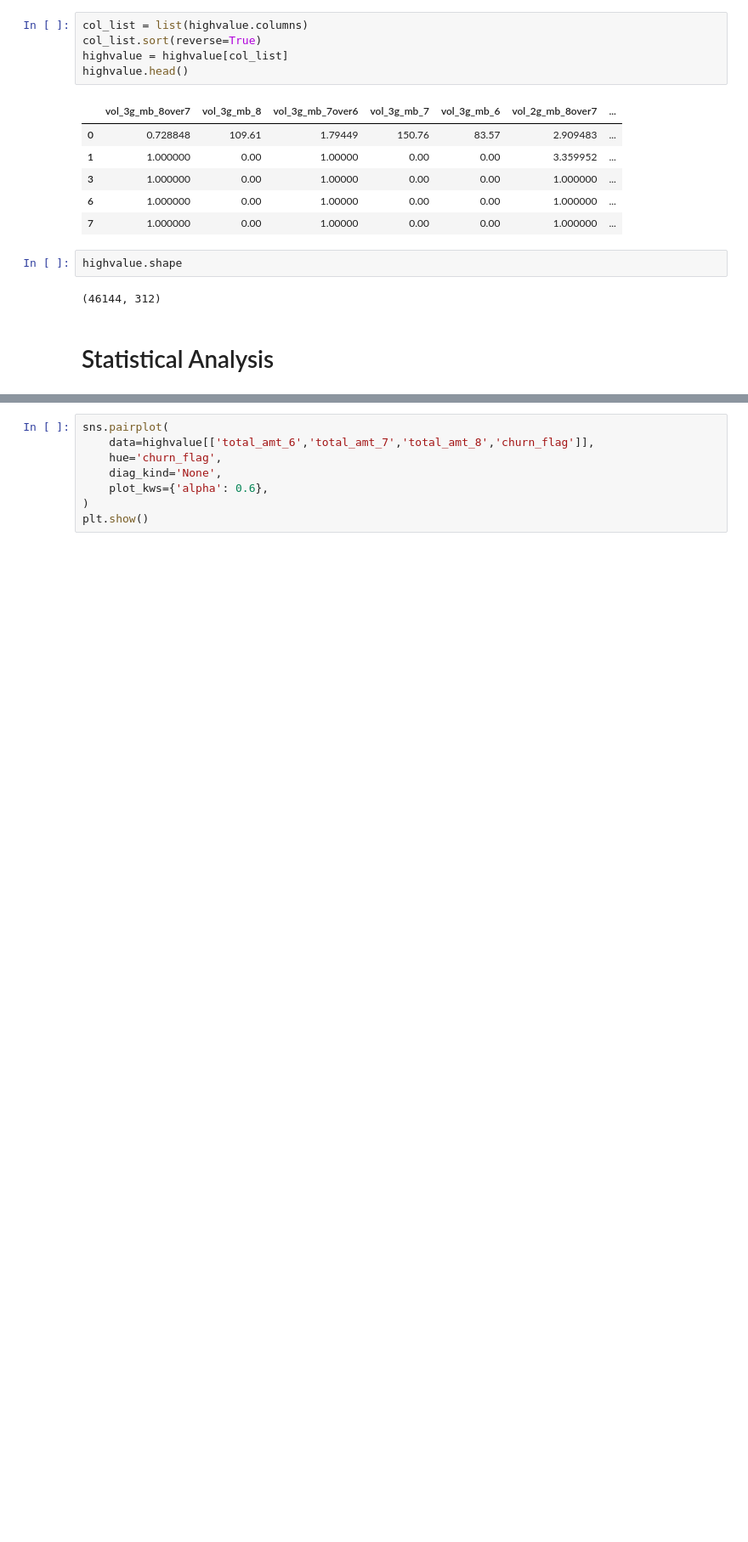
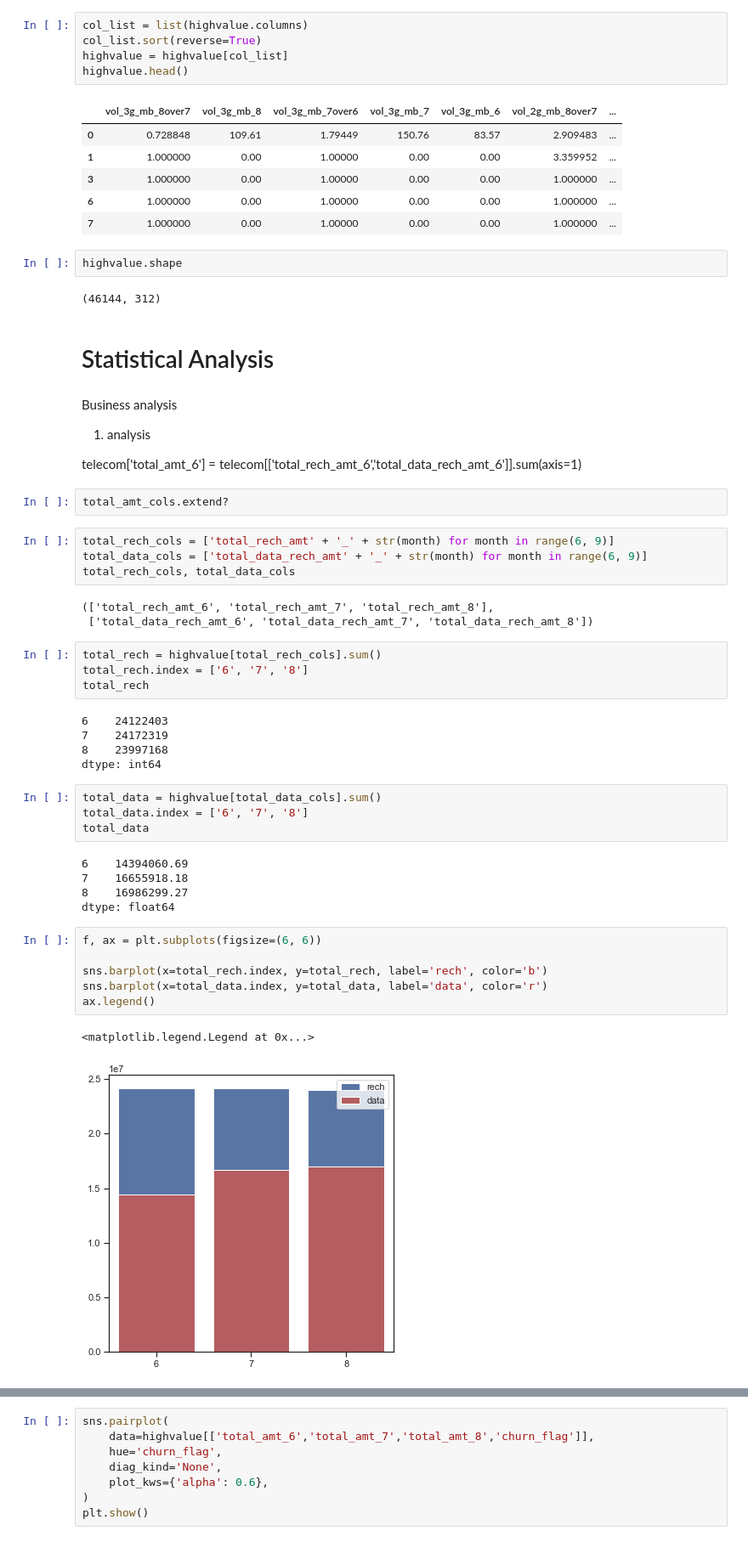
Before and after one commit to Crayon-ShinChan/ids-project, a Jupyter notebook: telecom_large/telecom.ipynb, the cells around one changed output, grey strips where cells are left out. Shown at 85% size. Drawn from its saved outputs; the diff is of its cells as text; blank space fills up the shorter version.

```diff
--- a/telecom_large/telecom.ipynb
+++ b/telecom_large/telecom.ipynb
@@ -727,3 +727,45 @@ highvalue.shape
 (46144, 312)
 # %% [markdown]
 # Statistical Analysis<a class="anchor" id="statistical-analysis"></a>
+# %% [markdown]
+Business analysis
+
+1. analysis
+
+telecom['total_amt_6'] = telecom[['total_rech_amt_6','total_data_rech_amt_6']].sum(axis=1)
+# %%
+total_amt_cols.extend?
+# %%
+total_rech_cols = ['total_rech_amt' + '_' + str(month) for month in range(6, 9)]
+total_data_cols = ['total_data_rech_amt' + '_' + str(month) for month in range(6, 9)]
+total_rech_cols, total_data_cols
+# %% [output]
+(['total_rech_amt_6', 'total_rech_amt_7', 'total_rech_amt_8'],
+ ['total_data_rech_amt_6', 'total_data_rech_amt_7', 'total_data_rech_amt_8'])
+# %%
+total_rech = highvalue[total_rech_cols].sum()
+total_rech.index = ['6', '7', '8']
+total_rech
+# %% [output]
+6    24122403
+7    24172319
+8    23997168
+dtype: int64
+# %%
+total_data = highvalue[total_data_cols].sum()
+total_data.index = ['6', '7', '8']
+total_data
+# %% [output]
+6    14394060.69
+7    16655918.18
+8    16986299.27
+dtype: float64
+# %%
+f, ax = plt.subplots(figsize=(6, 6))
+
+sns.barplot(x=total_rech.index, y=total_rech, label='rech', color='b')
+sns.barplot(x=total_data.index, y=total_data, label='data', color='r')
+ax.legend()
+# %% [output]
+<matplotlib.legend.Legend at 0x...>
+[figure, added]
```
Also changed, not shown: parts of 1 cell of this notebook.
